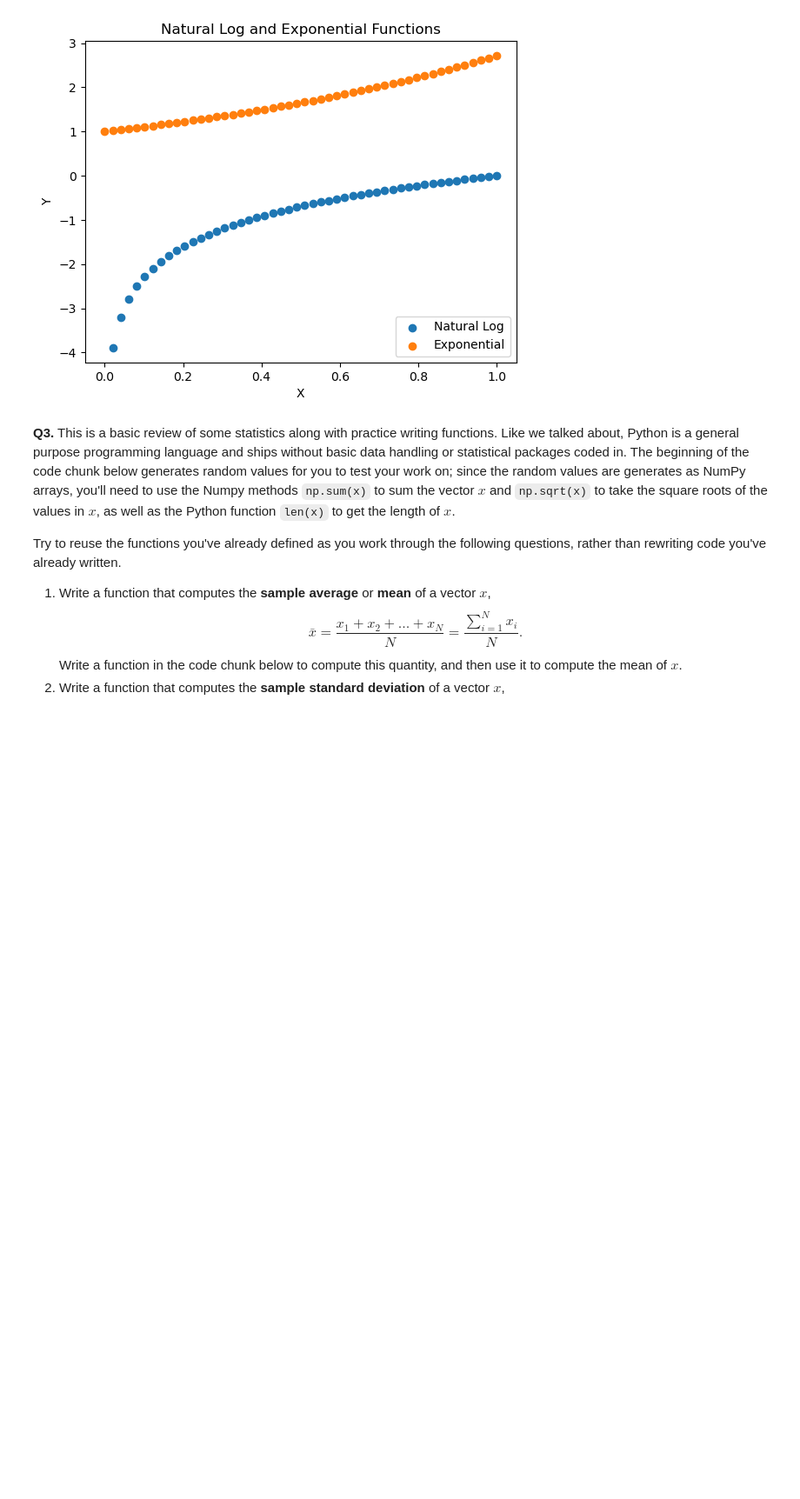
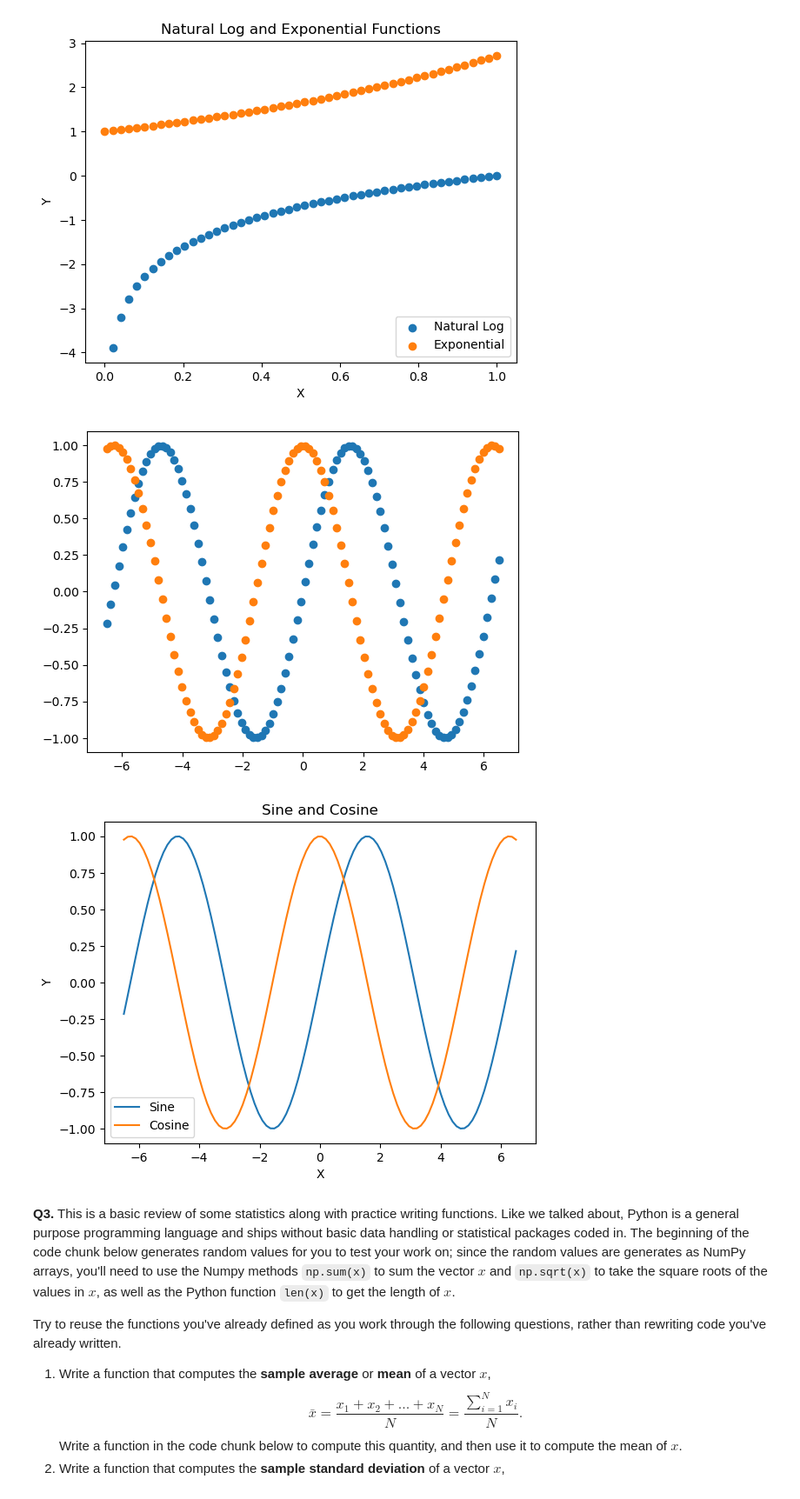
Before and after one commit to ctogs/DS-3001-IAs, a Jupyter notebook: assingment1-programming/assignment/assignment_programming.ipynb, the cells around one changed output. Shown: that part at 87% size. Saved outputs shown, nothing was run; the diff lists cells and outputs as text; code cells hidden in the pictures; blank space fills up the shorter version.

```diff
--- a/assingment1-programming/assignment/assignment_programming.ipynb
+++ b/assingment1-programming/assignment/assignment_programming.ipynb
@@ -63,6 +64,27 @@ plt.legend(loc = 'lower right')
 plt.show()
 # %% [output]
 [figure]
+# %%
+# 8 - 10
+new_x = np.linspace(-6.5, 6.5, 100)
+new_y = np.sin(new_x)
+new_z = np.cos(new_x)
+
+plt.scatter(new_x, new_y)
+plt.scatter(new_x, new_z)
+plt.show()
+
+# 11 - 12
+plt.plot(new_x, new_y, label='Sine')
+plt.plot(new_x, new_z, label='Cosine')
+plt.xlabel("X")
+plt.ylabel("Y")
+plt.legend(loc='lower left')
+plt.title('Sine and Cosine')
+plt.show()
+# %% [output]
+[figure, added]
+[figure, added]
 # %% [markdown]
 **Q3.** This is a basic review of some statistics along with practice writing functions. Like we talked about, Python is a general purpose programming language and ships without basic data handling or statistical packages coded in. The beginning of the code chunk below generates random values for you to test your work on; since the random values are generates as NumPy arrays, you'll need to use the Numpy methods `np.sum(x)` to sum the vector $x$ and `np.sqrt(x)` to take the square roots of the values in $x$, as well as the Python function `len(x)` to get the length of $x$.
 
```
Also changed, not shown: parts of 1 cell of this notebook.
